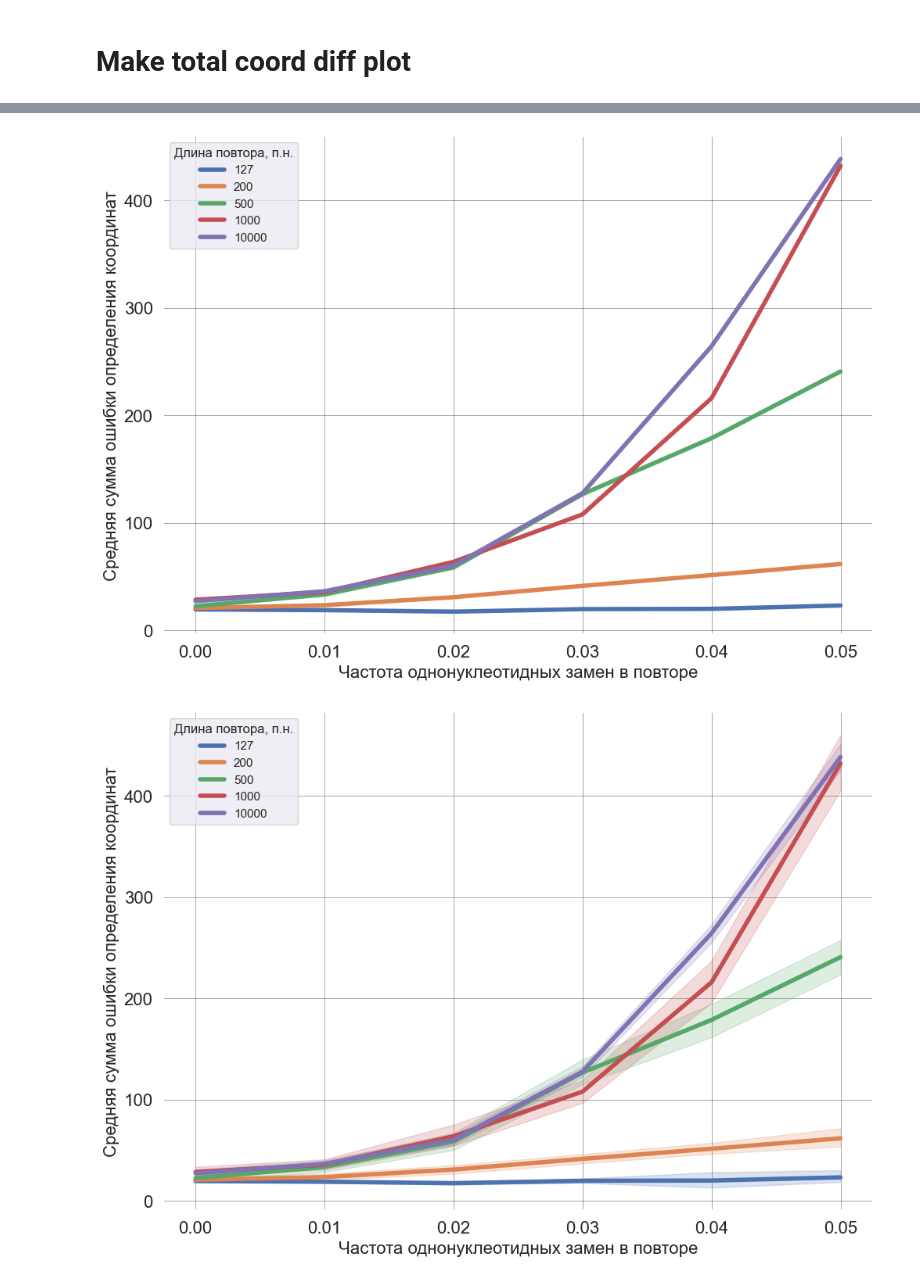
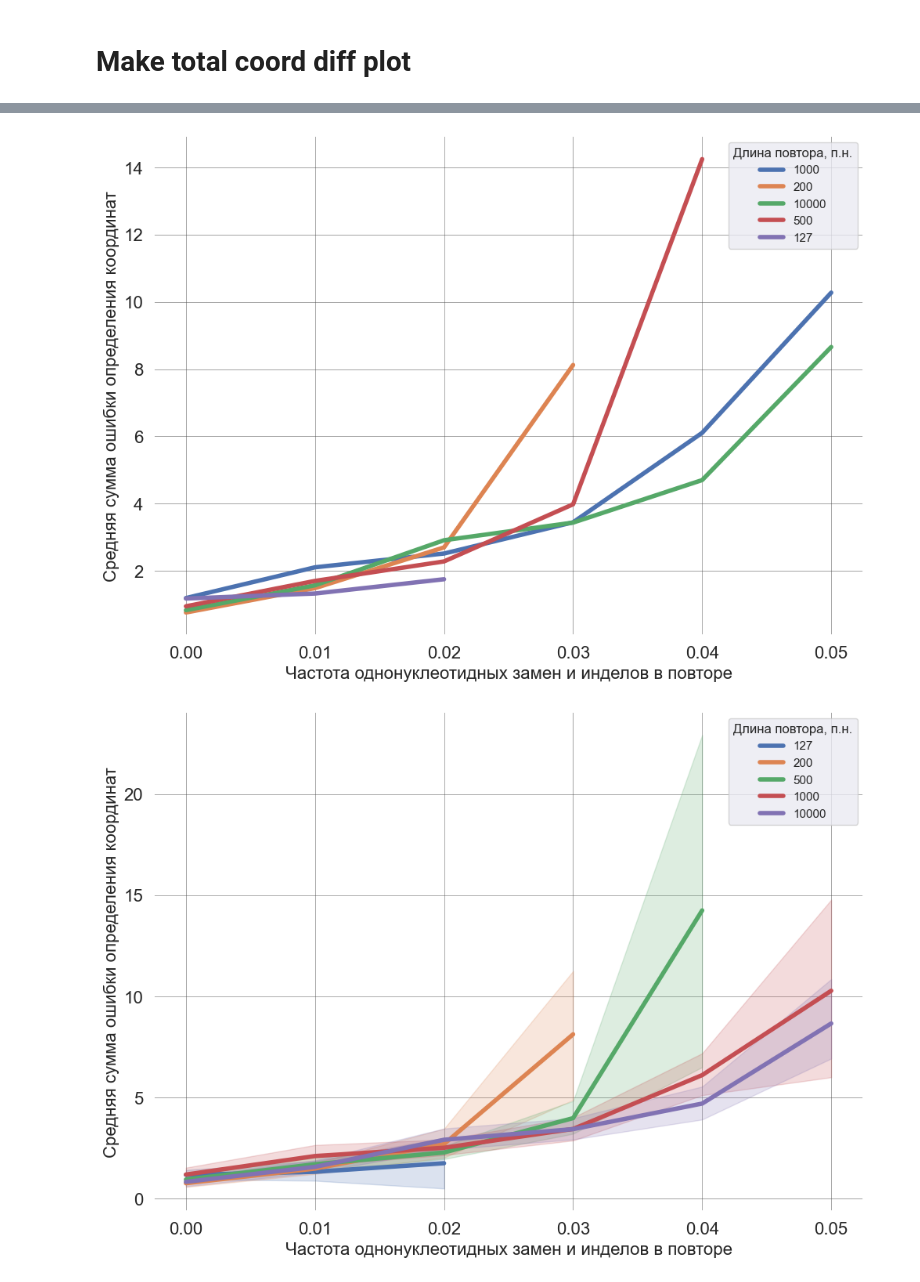
Before and after one commit to masikol/reverlor, a Jupyter notebook: param_selection/test_repeat_detection/tyk_ipynb/explore_basic_recall.ipynb, the cells around one changed output, grey strips where cells are left out. Drawn from its saved outputs; the diff is of its cells as text; code cells hidden in the pictures.

```diff
--- a/param_selection/test_repeat_detection/tyk_ipynb/explore_basic_recall.ipynb
+++ b/param_selection/test_repeat_detection/tyk_ipynb/explore_basic_recall.ipynb
@@ -5,16 +5,32 @@ import matplotlib.pyplot as plt
 # %% [markdown]
 # Read input
 # %%
-# FINDER = 'minimap2'
+FINDER = 'minimap2'
 # FINDER = 'repeat-scout'
 # FINDER = 'phraider'
-FINDER = 'total-repeats'
+# FINDER = 'total-repeats'
+# %%
+# SUFFIX = 'SNP' # choice
+# SUFFIX = 'SNP_INS' # choice
+# SUFFIX = 'SNP_DEL' # choice
+SUFFIX = 'SNP_INDEL' # choice
+
+x_label_part = 'однонуклеотидных замен'
+if SUFFIX == 'SNP_INS':
+    x_label_part = 'однонуклеотидных замен и инсерций'
+elif SUFFIX == 'SNP_DEL':
+    x_label_part = 'однонуклеотидных замен и делеций'
+elif SUFFIX == 'SNP_INDEL':
+    x_label_part = 'однонуклеотидных замен и инделов'
+# end if
 # %%
-raw_infpath = '/mnt/data/Max/repos/reverlor/param_selection/test_repeat_detection/workdir_{}/repeat_detection_table_raw.tsv'.format(
-    FINDER
+raw_infpath = '/mnt/data/Max/repos/reverlor/param_selection/test_repeat_detection/workdir_{}_{}/repeat_detection_table_raw.tsv'.format(
+    FINDER,
+    SUFFIX
 )
-detect_infpath = '/mnt/data/Max/repos/reverlor/param_selection/test_repeat_detection/workdir_{}/repeat_detection_table.tsv'.format(
-    FINDER
+detect_infpath = '/mnt/data/Max/repos/reverlor/param_selection/test_repeat_detection/workdir_{}_{}/repeat_detection_table.tsv'.format(
+    FINDER,
+    SUFFIX
 )
 # %%
 df_raw = pl.read_csv(raw_infpath, separator='\t')
@@ -28,7 +44,7 @@ df_raw = df_raw.with_columns(
     ).alias('repeat_id')
 )
 if FINDER == 'phraider':
-    df = df.filter(
+    df_raw = df_raw.filter(
         ~(
             (pl.col('value_type') == 'true') & (pl.col('strand') == '-')
         )
@@ -320,7 +335,7 @@ ax = sns.lineplot(
     linewidth=4.0
 )
 
-ax.set_xlabel('Частота однонуклеотидных замен в повторе', fontsize=16)
+ax.set_xlabel(f'Частота {x_label_part} в повторе', fontsize=16)
 ax.set_ylabel('Средняя сумма ошибки определения координат', fontsize=16)
 
 plt.legend(title='Длина повтора, п.н.')
@@ -333,33 +348,33 @@ ax.set_facecolor('#ffffff')
 
 plt.show(ax)
 # %% [output]
-[figure, old version]
+[figure, new version]
 # %%
 sns.set_theme(rc={'figure.figsize':(11.7,8.27)})
 
 ax = sns.lineplot(
     all_coord_df,
     x='rate',
     y='coord_diff_sum',
     hue='repeat_len',
     linewidth=4.0,
     errorbar=('ci', 95)
 )
 
-ax.set_xlabel('Частота однонуклеотидных замен в повторе', fontsize=16)
+ax.set_xlabel(f'Частота {x_label_part} в повторе', fontsize=16)
 ax.set_ylabel('Средняя сумма ошибки определения координат', fontsize=16)
 
 plt.legend(title='Длина повтора, п.н.')
 
 plt.xticks(fontsize=16)
 plt.yticks(fontsize=16)
 
 ax.grid(True, color='#505050', linestyle='-', linewidth=0.5, alpha=0.7)
 ax.set_facecolor('#ffffff')
 
 plt.show(ax)
 # %% [output]
-[figure, old version]
+[figure, new version]
 # %%
 all_coord_mean_df = all_coord_df.group_by(['rate', 'repeat_len']) \
     .agg(pl.col('coord_diff_sum').max().alias('max_coord_diff_sum'))
```
Also changed, not shown: parts of 8 cells of this notebook, 3 other files.
